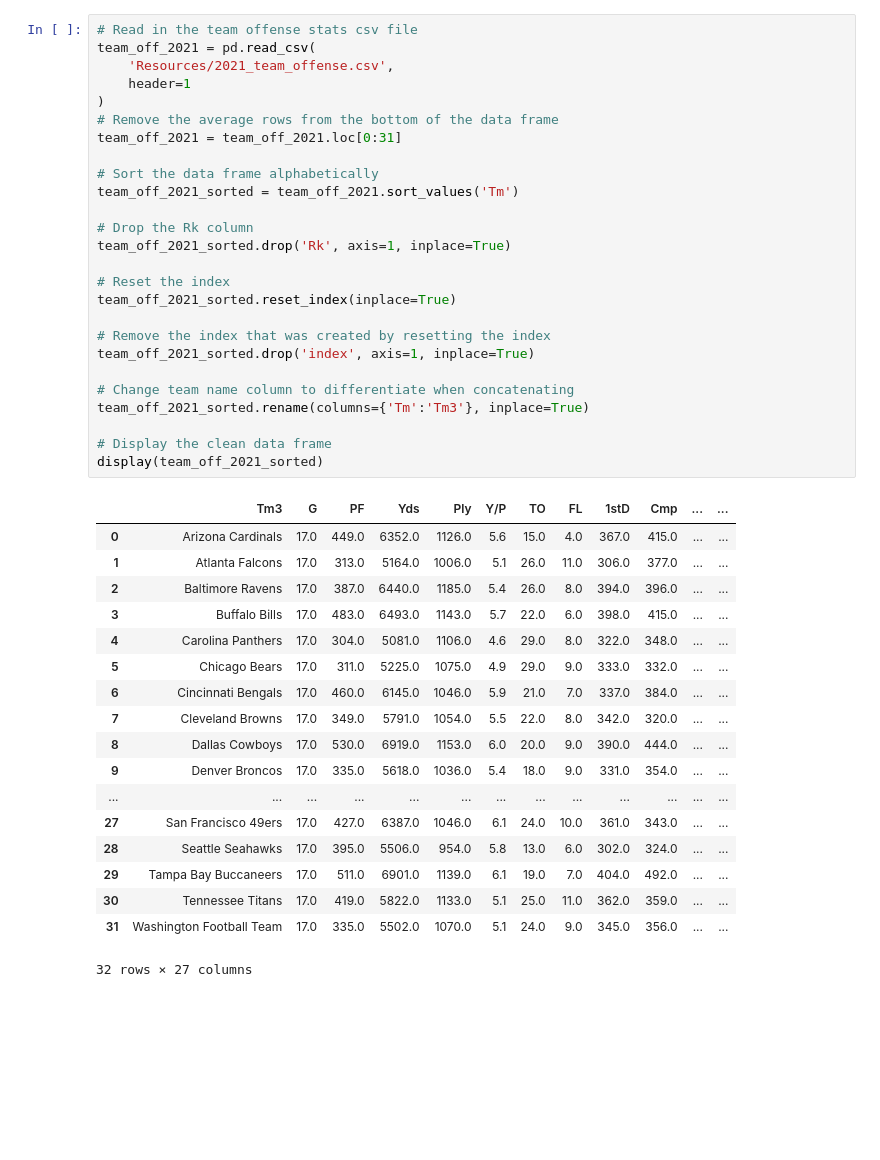
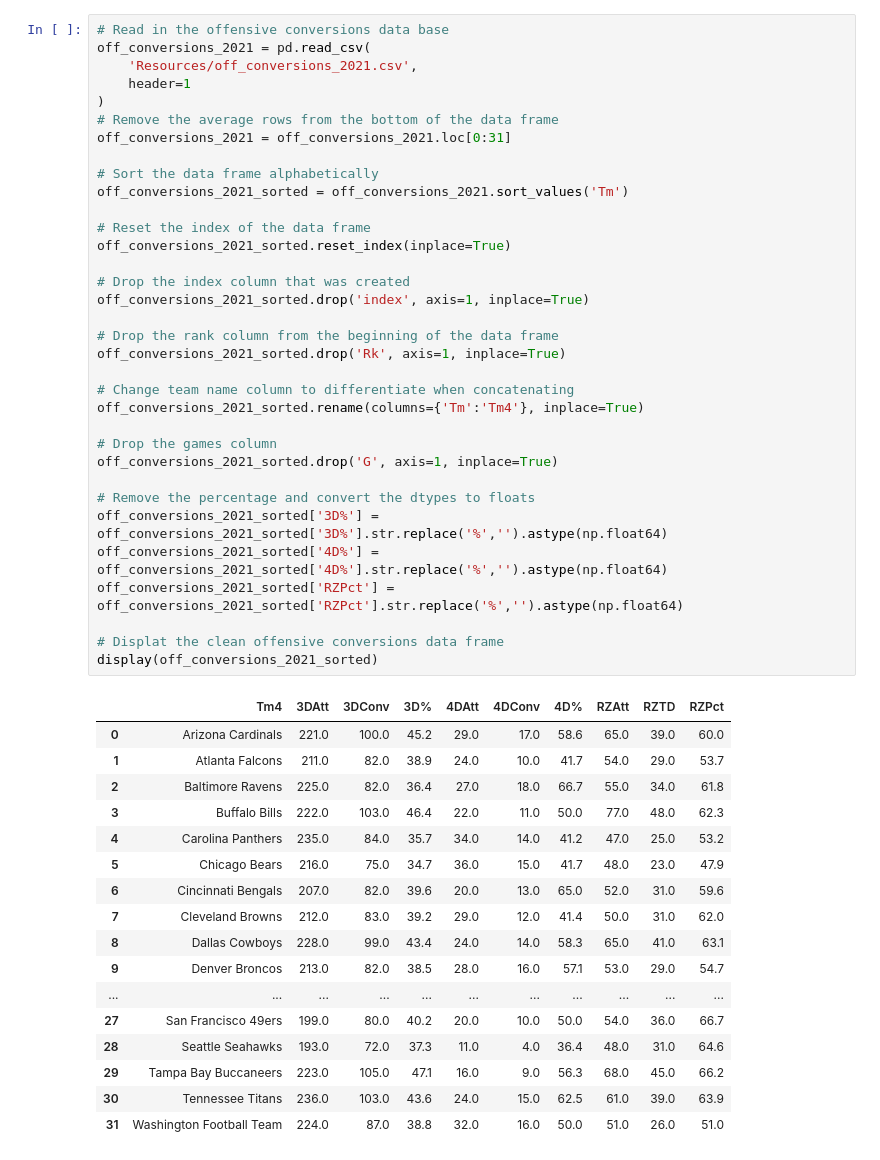
Before and after one commit to QuinnStroube/NFL_team_total_predictor_ML, a Jupyter notebook: data_cleanup.ipynb, the cells around one changed output. Drawn from its saved outputs; the diff is of its cells as text; blank space fills up the shorter version.

Commit message:
Cleaned data for use in models

```diff
--- a/data_cleanup.ipynb
+++ b/data_cleanup.ipynb
@@ -257,45 +385,52 @@ display(nfl_standings_2021)
 # %%
-# Read in the team offense stats csv file
-team_off_2021 = pd.read_csv(
-    'Resources/2021_team_offense.csv',
+# Read in the offensive conversions data base
+off_conversions_2021 = pd.read_csv(
+    'Resources/off_conversions_2021.csv',
     header=1
 )
 # Remove the average rows from the bottom of the data frame
-team_off_2021 = team_off_2021.loc[0:31]
+off_conversions_2021 = off_conversions_2021.loc[0:31]
 
 # Sort the data frame alphabetically
-team_off_2021_sorted = team_off_2021.sort_values('Tm')
+off_conversions_2021_sorted = off_conversions_2021.sort_values('Tm')
 
-# Drop the Rk column
-team_off_2021_sorted.drop('Rk', axis=1, inplace=True)
+# Reset the index of the data frame
+off_conversions_2021_sorted.reset_index(inplace=True)
 
-# Reset the index
-team_off_2021_sorted.reset_index(inplace=True)
+# Drop the index column that was created
+off_conversions_2021_sorted.drop('index', axis=1, inplace=True)
 
-# Remove the index that was created by resetting the index
-team_off_2021_sorted.drop('index', axis=1, inplace=True)
+# Drop the rank column from the beginning of the data frame
+off_conversions_2021_sorted.drop('Rk', axis=1, inplace=True)
 
 # Change team name column to differentiate when concatenating
-team_off_2021_sorted.rename(columns={'Tm':'Tm3'}, inplace=True)
+off_conversions_2021_sorted.rename(columns={'Tm':'Tm4'}, inplace=True)
 
-# Display the clean data frame
-display(team_off_2021_sorted)
+# Drop the games column
+off_conversions_2021_sorted.drop('G', axis=1, inplace=True)
+
+# Remove the percentage and convert the dtypes to floats
+off_conversions_2021_sorted['3D%'] = off_conversions_2021_sorted['3D%'].str.replace('%','').astype(np.float64)
+off_conversions_2021_sorted['4D%'] = off_conversions_2021_sorted['4D%'].str.replace('%','').astype(np.float64)
+off_conversions_2021_sorted['RZPct'] = off_conversions_2021_sorted['RZPct'].str.replace('%','').astype(np.float64)
+
+# Displat the clean offensive conversions data frame
+display(off_conversions_2021_sorted)
 # %% [output]
-|  | Tm3 | G | PF | Yds | Ply | Y/P | TO | FL | 1stD | Cmp | ... | ... |
-| 0 | Arizona Cardinals | 17.0 | 449.0 | 6352.0 | 1126.0 | 5.6 | 15.0 | 4.0 | 367.0 | 415.0 | ... | ... |
-| 1 | Atlanta Falcons | 17.0 | 313.0 | 5164.0 | 1006.0 | 5.1 | 26.0 | 11.0 | 306.0 | 377.0 | ... | ... |
-| 2 | Baltimore Ravens | 17.0 | 387.0 | 6440.0 | 1185.0 | 5.4 | 26.0 | 8.0 | 394.0 | 396.0 | ... | ... |
-| 3 | Buffalo Bills | 17.0 | 483.0 | 6493.0 | 1143.0 | 5.7 | 22.0 | 6.0 | 398.0 | 415.0 | ... | ... |
-| 4 | Carolina Panthers | 17.0 | 304.0 | 5081.0 | 1106.0 | 4.6 | 29.0 | 8.0 | 322.0 | 348.0 | ... | ... |
-| 5 | Chicago Bears | 17.0 | 311.0 | 5225.0 | 1075.0 | 4.9 | 29.0 | 9.0 | 333.0 | 332.0 | ... | ... |
-| 6 | Cincinnati Bengals | 17.0 | 460.0 | 6145.0 | 1046.0 | 5.9 | 21.0 | 7.0 | 337.0 | 384.0 | ... | ... |
-| 7 | Cleveland Browns | 17.0 | 349.0 | 5791.0 | 1054.0 | 5.5 | 22.0 | 8.0 | 342.0 | 320.0 | ... | ... |
-| 8 | Dallas Cowboys | 17.0 | 530.0 | 6919.0 | 1153.0 | 6.0 | 20.0 | 9.0 | 390.0 | 444.0 | ... | ... |
-| 9 | Denver Broncos | 17.0 | 335.0 | 5618.0 | 1036.0 | 5.4 | 18.0 | 9.0 | 331.0 | 354.0 | ... | ... |
-| ... | ... | ... | ... | ... | ... | ... | ... | ... | ... | ... | ... | ... |
-| 27 | San Francisco 49ers | 17.0 | 427.0 | 6387.0 | 1046.0 | 6.1 | 24.0 | 10.0 | 361.0 | 343.0 | ... | ... |
-| 28 | Seattle Seahawks | 17.0 | 395.0 | 5506.0 | 954.0 | 5.8 | 13.0 | 6.0 | 302.0 | 324.0 | ... | ... |
-| 29 | Tampa Bay Buccaneers | 17.0 | 511.0 | 6901.0 | 1139.0 | 6.1 | 19.0 | 7.0 | 404.0 | 492.0 | ... | ... |
-| 30 | Tennessee Titans | 17.0 | 419.0 | 5822.0 | 1133.0 | 5.1 | 25.0 | 11.0 | 362.0 | 359.0 | ... | ... |
-| 31 | Washington Football Team | 17.0 | 335.0 | 5502.0 | 1070.0 | 5.1 | 24.0 | 9.0 | 345.0 | 356.0 | ... | ... |
+|  | Tm4 | 3DAtt | 3DConv | 3D% | 4DAtt | 4DConv | 4D% | RZAtt | RZTD | RZPct |
+| 0 | Arizona Cardinals | 221.0 | 100.0 | 45.2 | 29.0 | 17.0 | 58.6 | 65.0 | 39.0 | 60.0 |
+| 1 | Atlanta Falcons | 211.0 | 82.0 | 38.9 | 24.0 | 10.0 | 41.7 | 54.0 | 29.0 | 53.7 |
+| 2 | Baltimore Ravens | 225.0 | 82.0 | 36.4 | 27.0 | 18.0 | 66.7 | 55.0 | 34.0 | 61.8 |
+| 3 | Buffalo Bills | 222.0 | 103.0 | 46.4 | 22.0 | 11.0 | 50.0 | 77.0 | 48.0 | 62.3 |
+| 4 | Carolina Panthers | 235.0 | 84.0 | 35.7 | 34.0 | 14.0 | 41.2 | 47.0 | 25.0 | 53.2 |
+| 5 | Chicago Bears | 216.0 | 75.0 | 34.7 | 36.0 | 15.0 | 41.7 | 48.0 | 23.0 | 47.9 |
+| 6 | Cincinnati Bengals | 207.0 | 82.0 | 39.6 | 20.0 | 13.0 | 65.0 | 52.0 | 31.0 | 59.6 |
+| 7 | Cleveland Browns | 212.0 | 83.0 | 39.2 | 29.0 | 12.0 | 41.4 | 50.0 | 31.0 | 62.0 |
+| 8 | Dallas Cowboys | 228.0 | 99.0 | 43.4 | 24.0 | 14.0 | 58.3 | 65.0 | 41.0 | 63.1 |
+| 9 | Denver Broncos | 213.0 | 82.0 | 38.5 | 28.0 | 16.0 | 57.1 | 53.0 | 29.0 | 54.7 |
+| ... | ... | ... | ... | ... | ... | ... | ... | ... | ... | ... |
+| 27 | San Francisco 49ers | 199.0 | 80.0 | 40.2 | 20.0 | 10.0 | 50.0 | 54.0 | 36.0 | 66.7 |
+| 28 | Seattle Seahawks | 193.0 | 72.0 | 37.3 | 11.0 | 4.0 | 36.4 | 48.0 | 31.0 | 64.6 |
+| 29 | Tampa Bay Buccaneers | 223.0 | 105.0 | 47.1 | 16.0 | 9.0 | 56.3 | 68.0 | 45.0 | 66.2 |
+| 30 | Tennessee Titans | 236.0 | 103.0 | 43.6 | 24.0 | 15.0 | 62.5 | 61.0 | 39.0 | 63.9 |
+| 31 | Washington Football Team | 224.0 | 87.0 | 38.8 | 32.0 | 16.0 | 50.0 | 51.0 | 26.0 | 51.0 |
-32 rows × 27 columns
```
Also changed, not shown: parts of 26 cells of this notebook, 2 other files.
